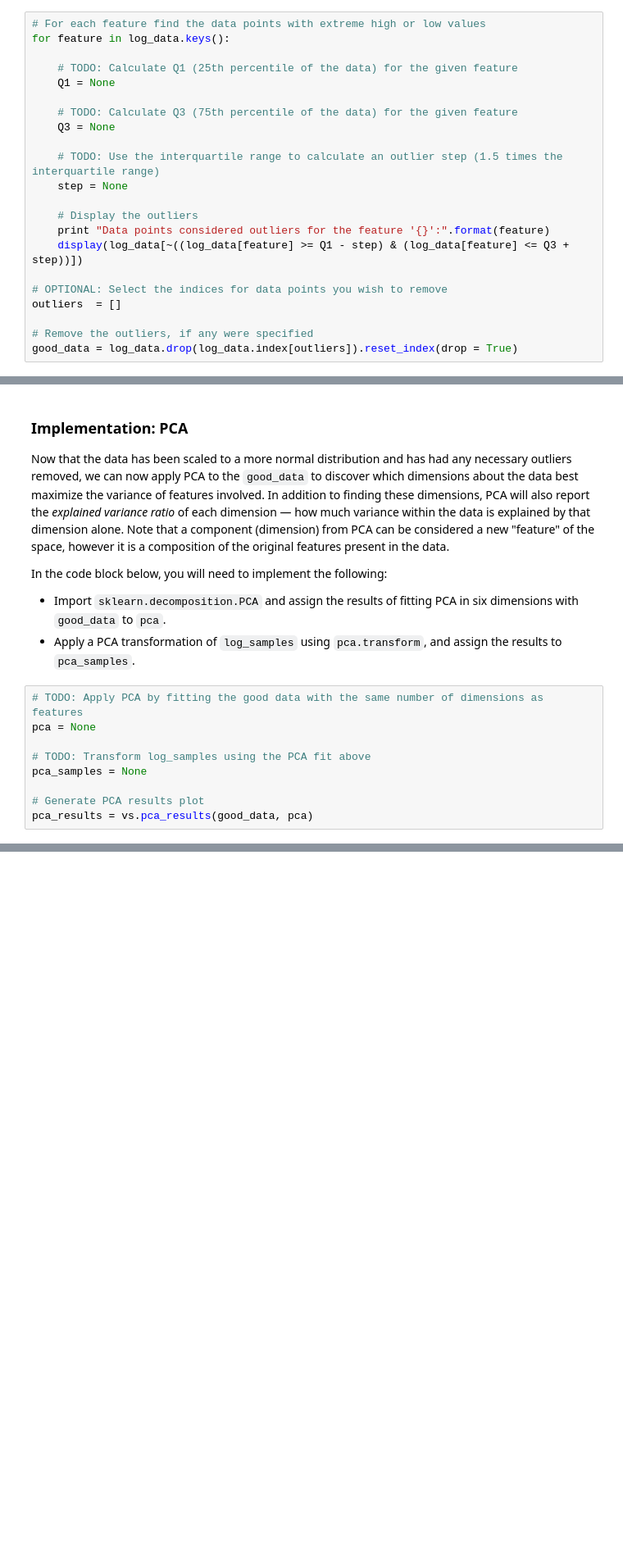
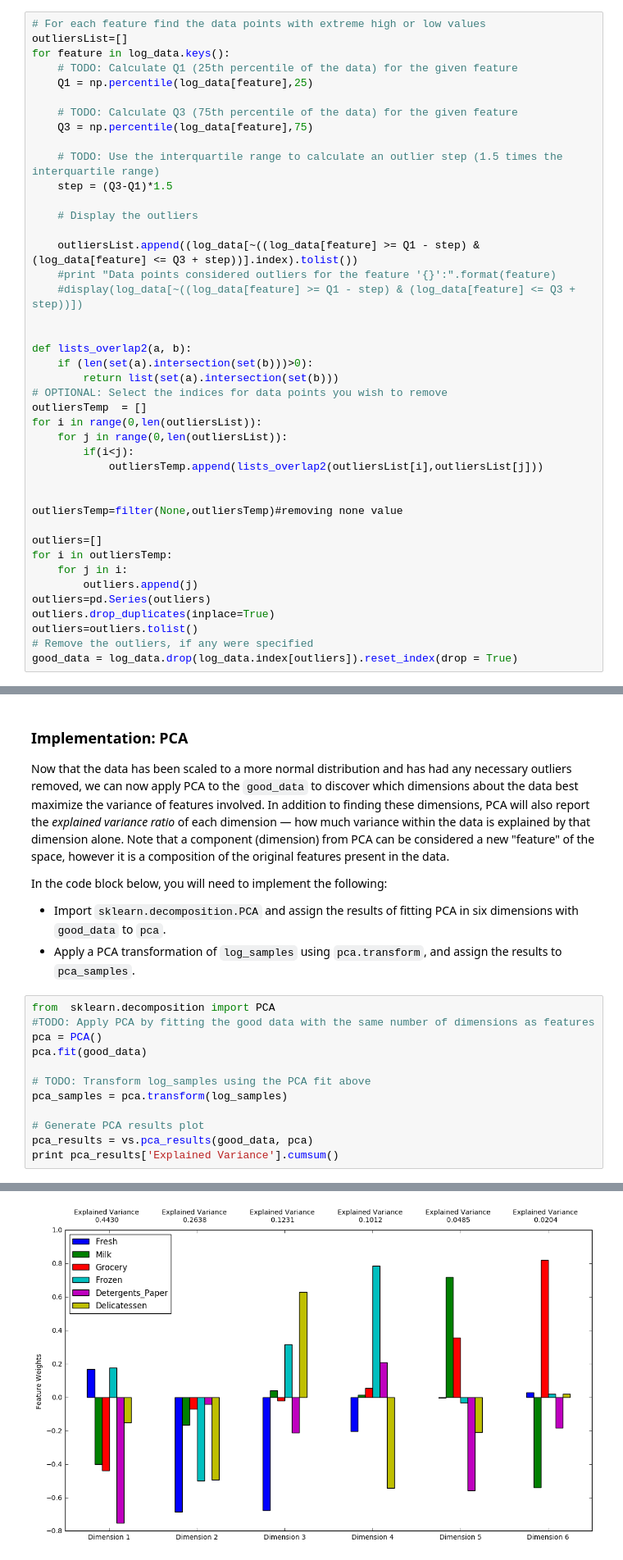
Before and after one commit to prad2807/Udacity, a Jupyter notebook: Udacity/machine-learning-master/projects/customer_segments/customer_segments.ipynb, the cells around one changed output, grey strips where cells are left out. Shown: that part at 82% size. Cells and saved outputs as stored; diff of their text form; blank space fills up the shorter version.

```diff
--- a/Udacity/machine-learning-master/projects/customer_segments/customer_segments.ipynb
+++ b/Udacity/machine-learning-master/projects/customer_segments/customer_segments.ipynb
@@ -194,24 +194,44 @@ In the code block below, you will need to implement the following:
 Once you have performed this implementation, the dataset will be stored in the variable `good_data`.
 # %%
 # For each feature find the data points with extreme high or low values
+outliersList=[]
 for feature in log_data.keys():
-
     # TODO: Calculate Q1 (25th percentile of the data) for the given feature
-    Q1 = None
+    Q1 = np.percentile(log_data[feature],25)
 
     # TODO: Calculate Q3 (75th percentile of the data) for the given feature
-    Q3 = None
+    Q3 = np.percentile(log_data[feature],75)
 
     # TODO: Use the interquartile range to calculate an outlier step (1.5 times the interquartile range)
-    step = None
+    step = (Q3-Q1)*1.5
 
     # Display the outliers
-    print "Data points considered outliers for the feature '{}':".format(feature)
-    display(log_data[~((log_data[feature] >= Q1 - step) & (log_data[feature] <= Q3 + step))])
 
+    outliersList.append((log_data[~((log_data[feature] >= Q1 - step) & (log_data[feature] <= Q3 + step))].index).tolist())
+    #print "Data points considered outliers for the feature '{}':".format(feature)
+    #display(log_data[~((log_data[feature] >= Q1 - step) & (log_data[feature] <= Q3 + step))])
+
+
+def lists_overlap2(a, b):
+    if (len(set(a).intersection(set(b)))>0):
+        return list(set(a).intersection(set(b)))
 # OPTIONAL: Select the indices for data points you wish to remove
-outliers  = []
+outliersTemp  = []
+for i in range(0,len(outliersList)):
+    for j in range(0,len(outliersList)):
+        if(i<j):
+            outliersTemp.append(lists_overlap2(outliersList[i],outliersList[j]))
 
+
+outliersTemp=filter(None,outliersTemp)#removing none value
+
+outliers=[]
+for i in outliersTemp:
+    for j in i:
+        outliers.append(j)
+outliers=pd.Series(outliers)
+outliers.drop_duplicates(inplace=True)
+outliers=outliers.tolist()
 # Remove the outliers, if any were specified
 good_data = log_data.drop(log_data.index[outliers]).reset_index(drop = True)
 # %% [markdown]
@@ -231,11 +251,15 @@ In the code block below, you will need to implement the following:
  - Import `sklearn.decomposition.PCA` and assign the results of fitting PCA in six dimensions with `good_data` to `pca`.
  - Apply a PCA transformation of `log_samples` using `pca.transform`, and assign the results to `pca_samples`.
 # %%
-# TODO: Apply PCA by fitting the good data with the same number of dimensions as features
-pca = None
+from  sklearn.decomposition import PCA
+#TODO: Apply PCA by fitting the good data with the same number of dimensions as features
+pca = PCA()
+pca.fit(good_data)
 
 # TODO: Transform log_samples using the PCA fit above
-pca_samples = None
+pca_samples = pca.transform(log_samples)
 
 # Generate PCA results plot
 pca_results = vs.pca_results(good_data, pca)
+print pca_results['Explained Variance'].cumsum()
+# %% [output]
@@ -242,3 +273,4 @@ pca_results = vs.pca_results(good_data, pca)
+[figure, added]
 # %% [markdown]
 ### Question 5
 *How much variance in the data is explained* ***in total*** *by the first and second principal component? What about the first four principal components? Using the visualization provided above, discuss what the first four dimensions best represent in terms of customer spending.*
```
Also changed, not shown: parts of 18 cells of this notebook, 1 other file.
